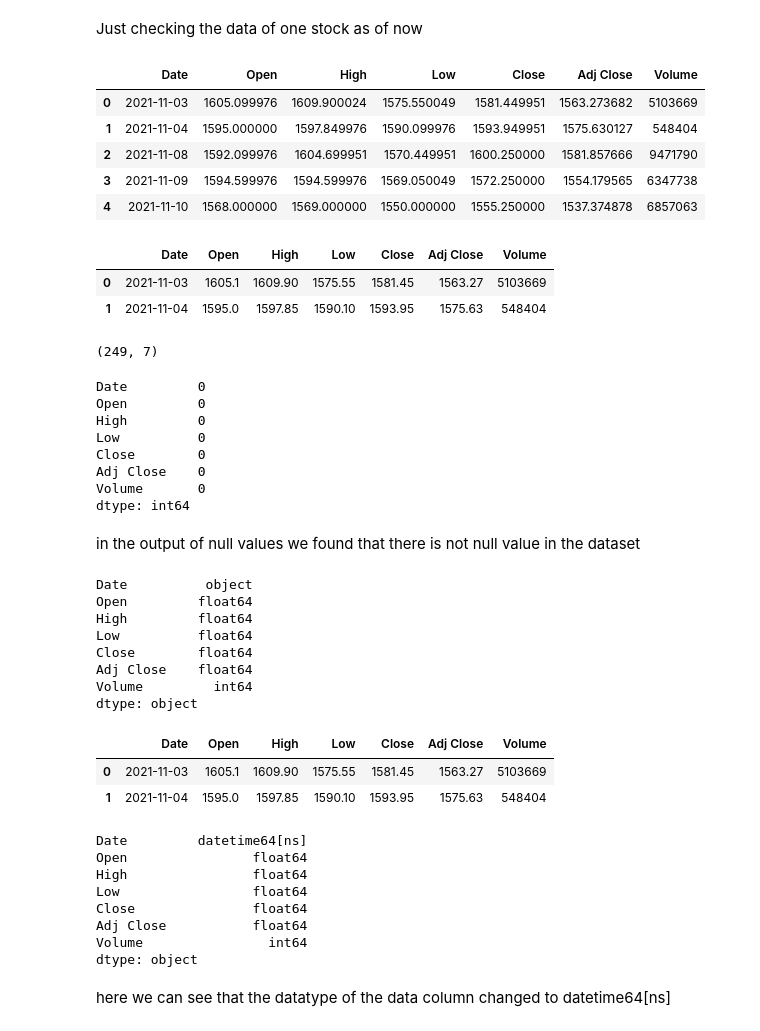
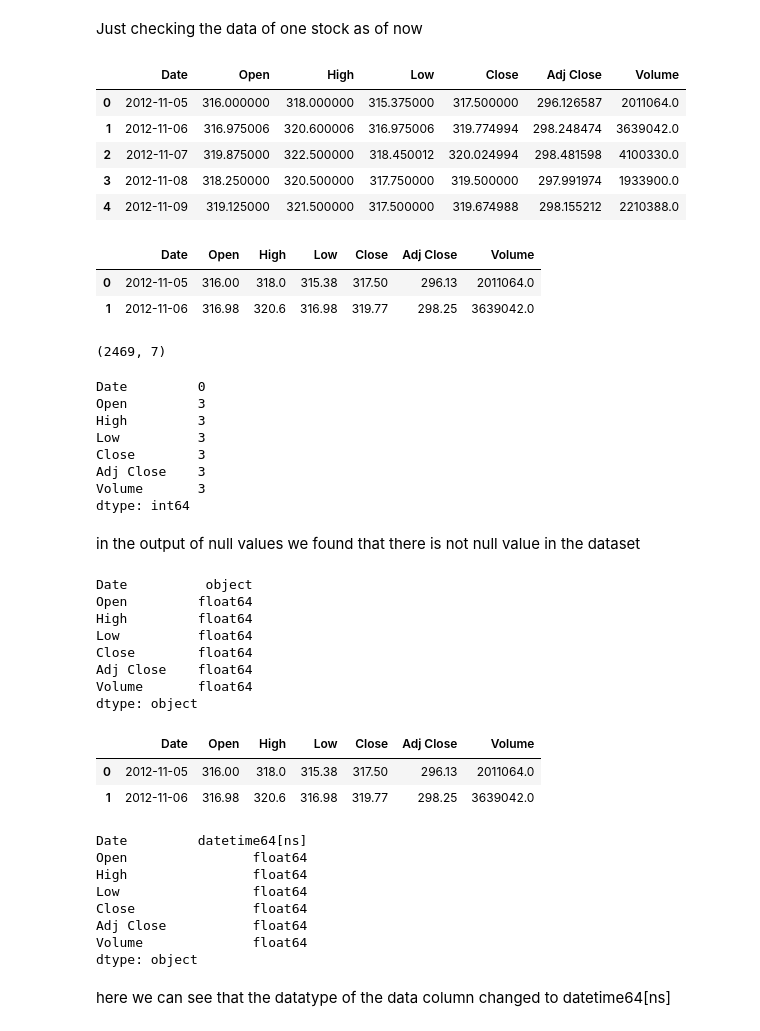
Before and after one commit to Harshit-0307/Stocks-Visualizing-and-Analysis, a Jupyter notebook: stocks_analysis.ipynb, the cells around one changed output. Drawn from its saved outputs; the diff is of its cells as text; code cells hidden in the pictures.

```diff
--- a/stocks_analysis.ipynb
+++ b/stocks_analysis.ipynb
@@ -10,39 +10,39 @@ import plotly.express as px
 # %% [markdown]
 Just checking the data of one stock as of now
 # %%
-HDFC_df = pd.read_csv("D:\Study\DA-IICT\SEM - I\Python\Projects\stocks\HDFCBANK.NS.csv")
+HDFC_df = pd.read_csv("D:\Study\Project\Stocks-Visualizing-and-Analysis\HDFCBANK.NS.csv")
 HDFC_df.head()
 # %% [output]
 |  | Date | Open | High | Low | Close | Adj Close | Volume |
-| 0 | 2021-11-03 | 1605.099976 | 1609.900024 | 1575.550049 | 1581.449951 | 1563.273682 | 5103669 |
-| 1 | 2021-11-04 | 1595.000000 | 1597.849976 | 1590.099976 | 1593.949951 | 1575.630127 | 548404 |
-| 2 | 2021-11-08 | 1592.099976 | 1604.699951 | 1570.449951 | 1600.250000 | 1581.857666 | 9471790 |
-| 3 | 2021-11-09 | 1594.599976 | 1594.599976 | 1569.050049 | 1572.250000 | 1554.179565 | 6347738 |
-| 4 | 2021-11-10 | 1568.000000 | 1569.000000 | 1550.000000 | 1555.250000 | 1537.374878 | 6857063 |
+| 0 | 2012-11-05 | 316.000000 | 318.000000 | 315.375000 | 317.500000 | 296.126587 | 2011064.0 |
+| 1 | 2012-11-06 | 316.975006 | 320.600006 | 316.975006 | 319.774994 | 298.248474 | 3639042.0 |
+| 2 | 2012-11-07 | 319.875000 | 322.500000 | 318.450012 | 320.024994 | 298.481598 | 4100330.0 |
+| 3 | 2012-11-08 | 318.250000 | 320.500000 | 317.750000 | 319.500000 | 297.991974 | 1933900.0 |
+| 4 | 2012-11-09 | 319.125000 | 321.500000 | 317.500000 | 319.674988 | 298.155212 | 2210388.0 |
 # %%
 #as the data is too big. i am rounding of the data aftdr decimals.
 HDFC_df = HDFC_df.round(2)
 HDFC_df.head(2)
 # %% [output]
 |  | Date | Open | High | Low | Close | Adj Close | Volume |
-| 0 | 2021-11-03 | 1605.1 | 1609.90 | 1575.55 | 1581.45 | 1563.27 | 5103669 |
-| 1 | 2021-11-04 | 1595.0 | 1597.85 | 1590.10 | 1593.95 | 1575.63 | 548404 |
+| 0 | 2012-11-05 | 316.00 | 318.0 | 315.38 | 317.50 | 296.13 | 2011064.0 |
+| 1 | 2012-11-06 | 316.98 | 320.6 | 316.98 | 319.77 | 298.25 | 3639042.0 |
 # %%
 #here is checked the size of data
 HDFC_df.shape
 # %% [output]
-(249, 7)
+(2469, 7)
 # %%
 #here checking if there is any null values in the dataset
 HDFC_df.isnull().sum()
 # %% [output]
 Date         0
-Open         0
-High         0
-Low          0
-Close        0
-Adj Close    0
-Volume       0
+Open         3
+High         3
+Low          3
+Close        3
+Adj Close    3
+Volume       3
 dtype: int64
 # %% [markdown]
 in the output of null values we found that there is not null value in the dataset
@@ -56,7 +56,7 @@ High         float64
 Low          float64
 Close        float64
 Adj Close    float64
-Volume         int64
+Volume       float64
 dtype: object
 # %%
 #here we can see that data is in object format. pandas has inbuilt functions for data but the data should be in type ‘datetime64(ns)’
@@ -64,8 +64,8 @@ HDFC_df['Date'] = pd.to_datetime(HDFC_df['Date'])
 HDFC_df.head(2)
 # %% [output]
 |  | Date | Open | High | Low | Close | Adj Close | Volume |
-| 0 | 2021-11-03 | 1605.1 | 1609.90 | 1575.55 | 1581.45 | 1563.27 | 5103669 |
-| 1 | 2021-11-04 | 1595.0 | 1597.85 | 1590.10 | 1593.95 | 1575.63 | 548404 |
+| 0 | 2012-11-05 | 316.00 | 318.0 | 315.38 | 317.50 | 296.13 | 2011064.0 |
+| 1 | 2012-11-06 | 316.98 | 320.6 | 316.98 | 319.77 | 298.25 | 3639042.0 |
 # %%
 HDFC_df.dtypes
 # %% [output]
@@ -75,7 +75,7 @@ High                float64
 Low                 float64
 Close               float64
 Adj Close           float64
-Volume                int64
+Volume              float64
 dtype: object
 # %% [markdown]
 here we can see that the datatype of the data column changed to datetime64[ns]
```
Also changed, not shown: parts of 13 cells of this notebook.
